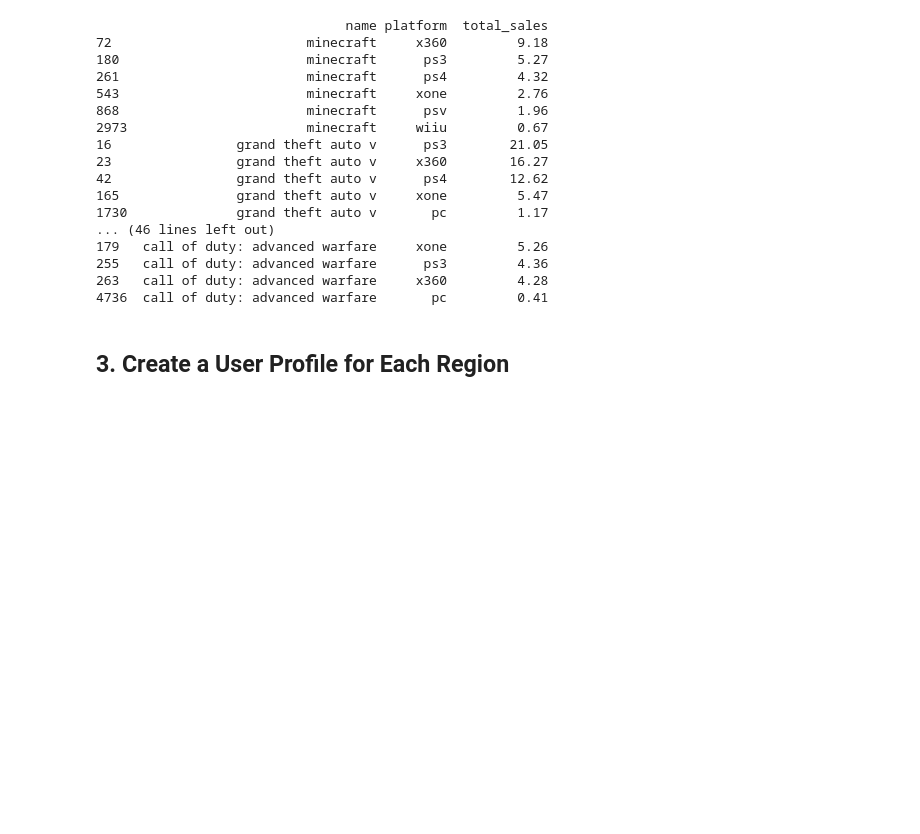
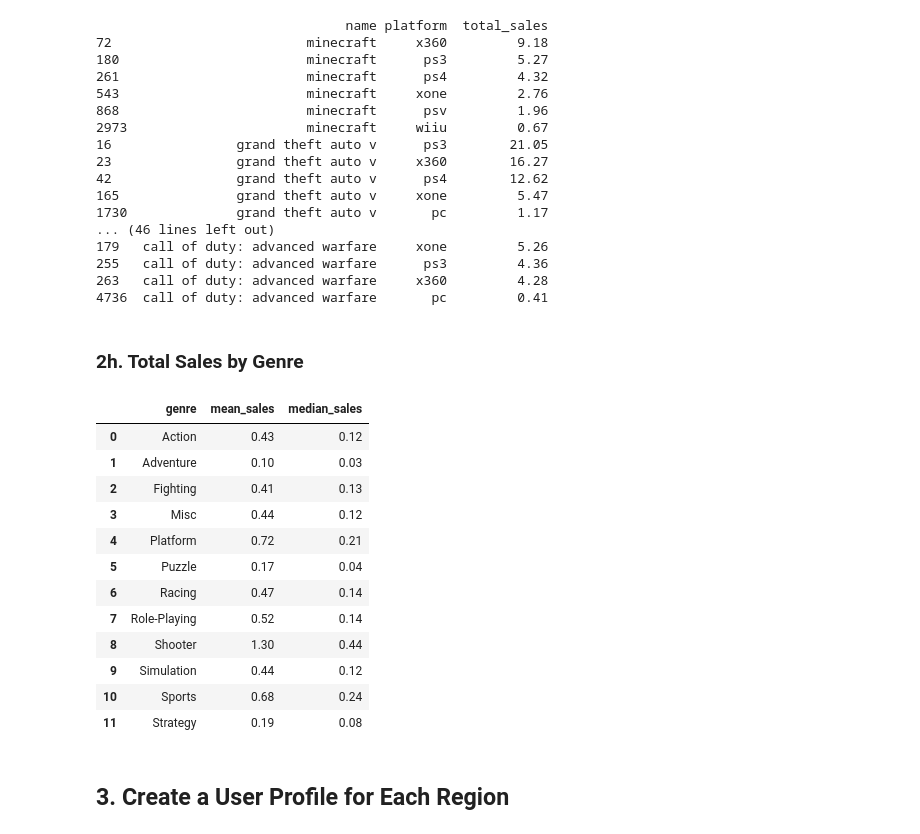
Before and after one commit to kellyshreeve/Forecasting-Global-Video-Game-Preference, a Jupyter notebook: Data Analysis.ipynb, the cells around one changed output. Drawn from its saved outputs; the diff is of its cells as text; code cells hidden in the pictures; blank space fills up the shorter version.

```diff
--- a/Data Analysis.ipynb
+++ b/Data Analysis.ipynb
@@ -896,3 +896,31 @@ games_bar.update_xaxes(showgrid=False)
 games_bar.update_yaxes(showgrid=False)
 
 games_bar.show()
+# %% [markdown]
+### 2h. Total Sales by Genre
+# %%
+# Calculate mean and median of sales by genre
+avg_genre = vg_5y.pivot_table(index='genre', values='total_sales', aggfunc=['mean', 'median']).round(2)
+
+# Make pivot table into data frame
+avg_genre.columns = avg_genre.columns.droplevel(1)
+
+avg_genre.columns.name = None
+
+avg_genre = avg_genre.reset_index().rename(columns={'mean':'mean_sales', 'median':'median_sales'})
+
+display(avg_genre)
+# %% [output]
+|  | genre | mean_sales | median_sales |
+| 0 | Action | 0.43 | 0.12 |
+| 1 | Adventure | 0.10 | 0.03 |
+| 2 | Fighting | 0.41 | 0.13 |
+| 3 | Misc | 0.44 | 0.12 |
+| 4 | Platform | 0.72 | 0.21 |
+| 5 | Puzzle | 0.17 | 0.04 |
+| 6 | Racing | 0.47 | 0.14 |
+| 7 | Role-Playing | 0.52 | 0.14 |
+| 8 | Shooter | 1.30 | 0.44 |
+| 9 | Simulation | 0.44 | 0.12 |
+| 10 | Sports | 0.68 | 0.24 |
+| 11 | Strategy | 0.19 | 0.08 |
```
Also changed, not shown: parts of 2 cells of this notebook.
